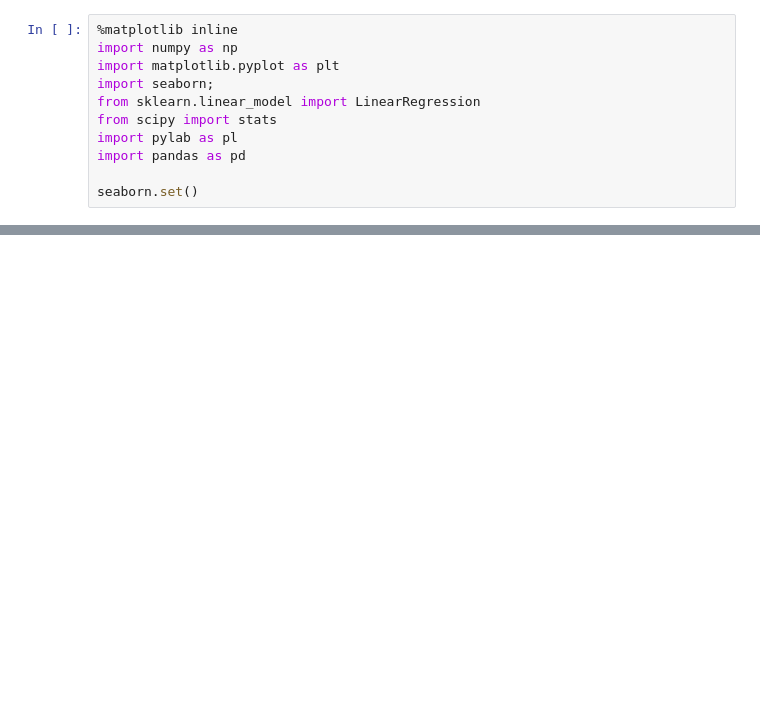
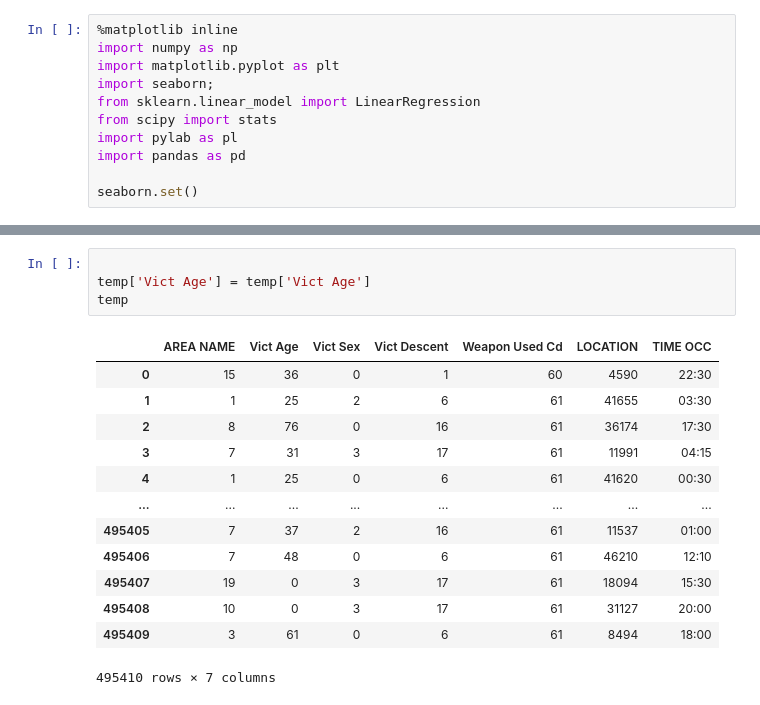
Before and after one commit to daisy-abbott/LA-Crime, a Jupyter notebook: exper.ipynb, the cells around one changed output, grey strips where cells are left out. Saved outputs shown, nothing was run; the diff lists cells and outputs as text; blank space fills up the shorter version.

```diff
--- a/exper.ipynb
+++ b/exper.ipynb
@@ -72,0 +100,18 @@ features
+# %%
+
+temp['Vict Age'] = temp['Vict Age']
+temp
+# %% [output]
+|  | AREA NAME | Vict Age | Vict Sex | Vict Descent | Weapon Used Cd | LOCATION | TIME OCC |
+| 0 | 15 | 36 | 0 | 1 | 60 | 4590 | 22:30 |
+| 1 | 1 | 25 | 2 | 6 | 61 | 41655 | 03:30 |
+| 2 | 8 | 76 | 0 | 16 | 61 | 36174 | 17:30 |
+| 3 | 7 | 31 | 3 | 17 | 61 | 11991 | 04:15 |
+| 4 | 1 | 25 | 0 | 6 | 61 | 41620 | 00:30 |
+| ... | ... | ... | ... | ... | ... | ... | ... |
+| 495405 | 7 | 37 | 2 | 16 | 61 | 11537 | 01:00 |
+| 495406 | 7 | 48 | 0 | 6 | 61 | 46210 | 12:10 |
+| 495407 | 19 | 0 | 3 | 17 | 61 | 18094 | 15:30 |
+| 495408 | 10 | 0 | 3 | 17 | 61 | 31127 | 20:00 |
+| 495409 | 3 | 61 | 0 | 6 | 61 | 8494 | 18:00 |
+495410 rows × 7 columns
```
Also changed, not shown: parts of 13 cells of this notebook.
